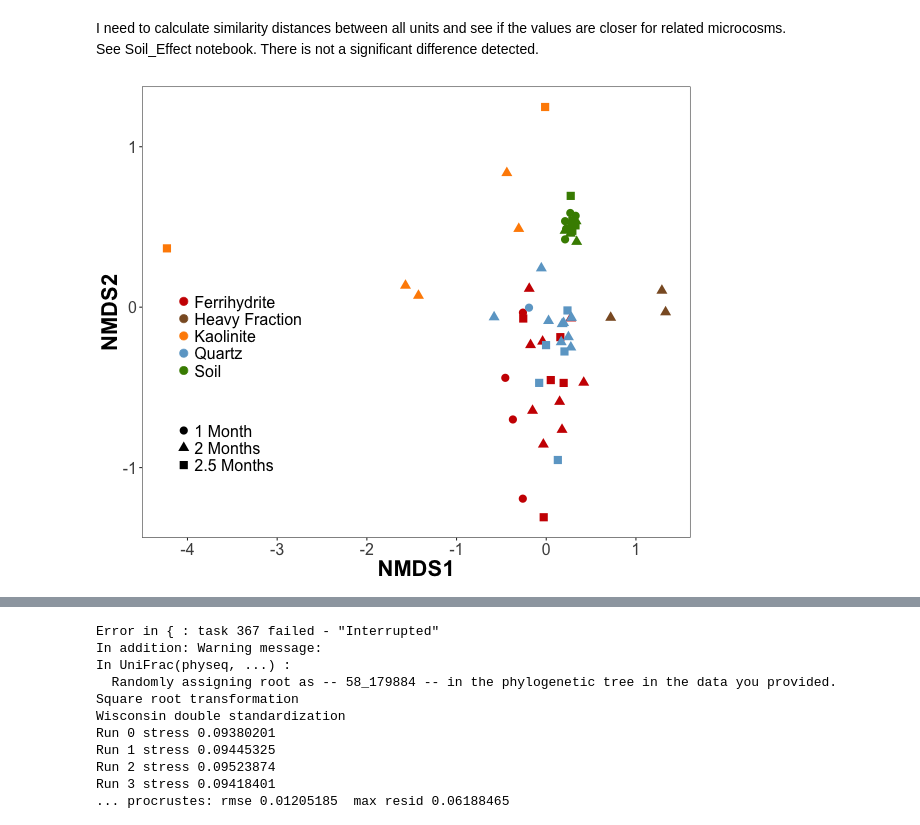
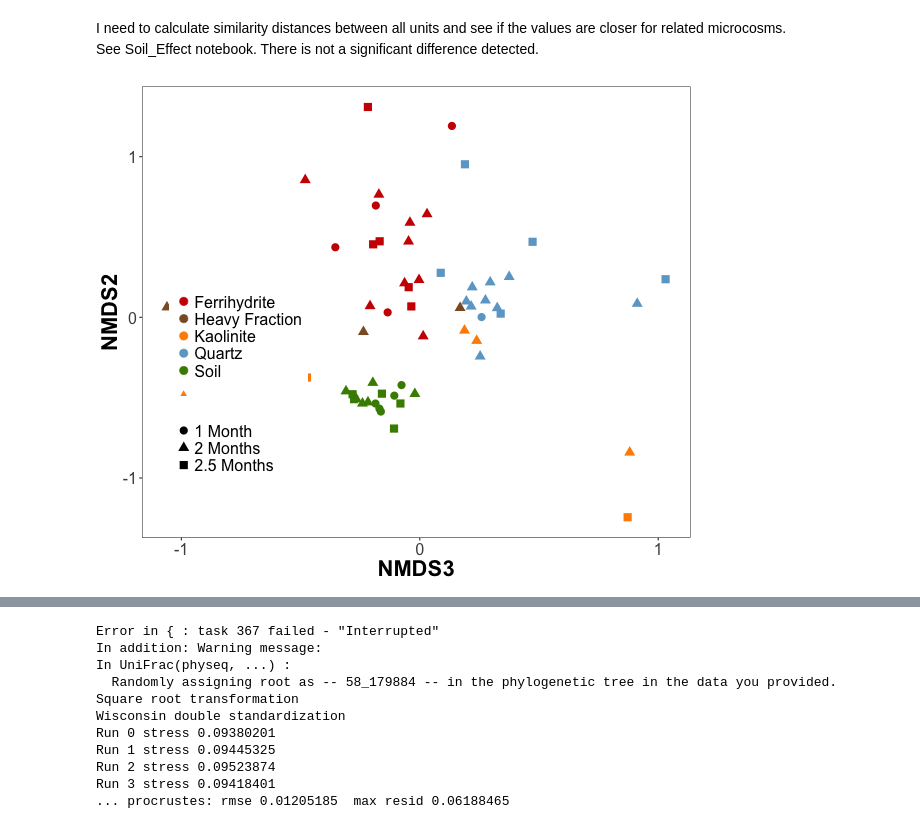
Before and after one commit to TheaWhitman/Mineral16S, a Jupyter notebook: manuscript_figures/Ordination_plots.ipynb, the cells around one changed output, grey strips where cells are left out. Drawn from its saved outputs; the diff is of its cells as text; code cells hidden in the pictures.

```diff
--- a/manuscript_figures/Ordination_plots.ipynb
+++ b/manuscript_figures/Ordination_plots.ipynb
@@ -164,39 +149,39 @@ sample_data(ps_snorm)$Month=as.factor(sample_data(ps_snorm)$Month)
 sample_data(ps_snorm)$MonthName=ifelse(sample_data(ps_snorm)$Month==2.0,"1 Month", ifelse(sample_data(ps_snorm)$Month==2.5,"2 Months","2.5 Months"))
 
 # Creates an plot object, using the df.sites data, with the x and y axes specified as the PCoA axes,
-p = plot_ordination(ps_snorm, D, color = "Trtmt", shape = "MonthName", axes=c(1,2))
+p = plot_ordination(ps_snorm, D, color = "Trtmt", shape = "MonthName", axes=c(3,2))
 
 # Determines the size of the symbols
 p = p  + geom_point(size=3.5) + scale_colour_manual(values=c("red3","tan4","darkorange","skyblue3","chartreuse4","gold1"))
 
 p = p + guides(colour = guide_legend(""), shape = guide_legend(""))
 #p = p + scale_shape_manual(values=c(19,4,17,15,3))
 
 p = p + scale_x_continuous(breaks=c(-4,-3,-2,-1,0,1))
 p = p + scale_y_continuous(breaks=c(-1,0,1))
 
 p = p + theme_bw() +
   theme(
       #legend.position = "right",
       legend.justification=c(0,1),
       legend.position=c(0.05,0.6),
       legend.box.just= "left",
     plot.background = element_blank()
    ,panel.grid.major = element_blank()
    ,panel.grid.minor = element_blank()
     ,strip.text.x = element_text(size=14, face="bold"),
         axis.title = element_text(size=22, face="bold"),
         axis.text = element_text(size=16),
         legend.text = element_text(size=16),
         legend.title = element_text(size = 22),
         strip.background = element_rect(colour="white", fill="white"))
 
 #p = p + facet_grid(~MonthName)
 # Adds a "facet_wrap" to it, which means it will plot it separately by whatever we specify - here, Days
 
 p
 # %% [output]
-[figure, old version]
+[figure, new version]
 # %%
 %%R
 ggsave(filename="NMDS-16S-AllMonths.Rachel.jpg", plot=p ,width=6, height=6)
```
Also changed, not shown: parts of 23 cells of this notebook, 12 other files.
